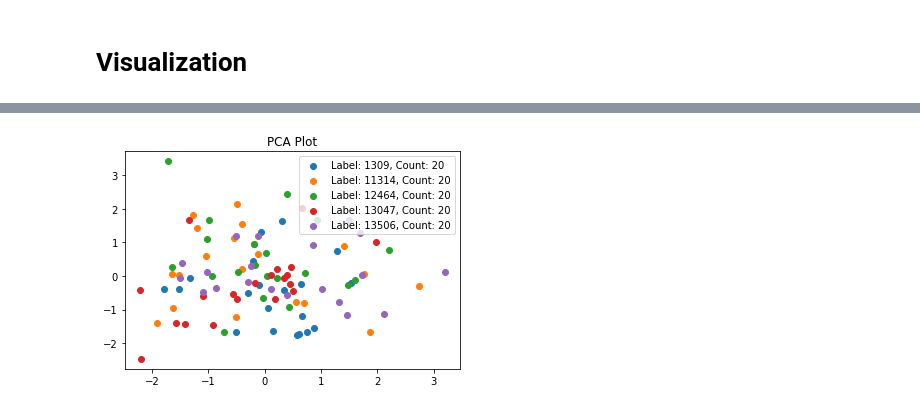
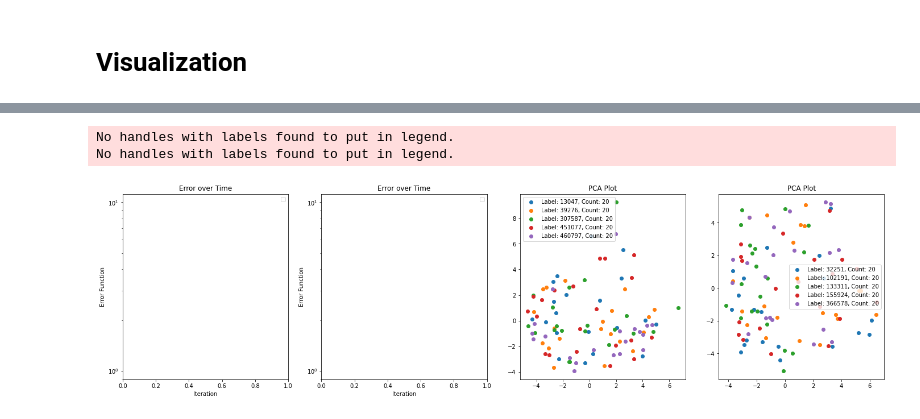
Before and after one commit to Oafish1/EmGen, a Jupyter notebook: notebooks/db-sample.ipynb, the cells around one changed output, grey strips where cells are left out. Cells and saved outputs as stored; diff of their text form; code cells hidden in the pictures.

```diff
--- a/notebooks/db-sample.ipynb
+++ b/notebooks/db-sample.ipynb
@@ -37,22 +37,24 @@ format_workdir(json_filtered)
 # %% [markdown]
 # Modeling
 # %%
-# Clean up
-t.cuda.empty_cache()
-import gc
-#del json_dicts, json_filtered
-gc.collect()
+# # Clean up
+# t.cuda.empty_cache()
+# import gc
+# #del json_dicts, json_filtered
+# gc.collect()
 
 model = emgen_model()
-dataloader = emgen_dataloader('./data/db/labels.csv', './data/db', batch_size=256, num_workers=8)
+dataloader = emgen_dataloader('./data/db/labels.csv', './data/db', batch_size=128, num_workers=8)
 
 history_cb = GetMetrics()
-callbacks = [EarlyStopping(monitor='val_loss',
-                           min_delta=.01,
-                           patience=20,
-                           mode='min',
-                           verbose=False),
-             history_cb]
+callbacks = [
+    EarlyStopping(monitor='val_loss',
+                  min_delta=.01,
+                  patience=20,
+                  mode='min',
+                  verbose=False),
+    history_cb
+]
 trainer = pl.Trainer(gpus=1, max_epochs=100, callbacks=callbacks)
 trainer.fit(model, dataloader)
 # %% [output]
@@ -160,5 +81,19 @@ plot(model, dataset)
-# %%
-dataset = sample_dataloader.val_dataset
-plot(model, dataset)
-# %% [output]
-[figure, removed]
+# %%
+model.cpu()
+plt.figure(figsize=(24,6))
+plt.subplot(1, 4, 1)
+plot_training(history_cb.history, prefix='train_')
+plt.subplot(1, 4, 2)
+plot_training(history_cb.history, prefix='val_')
+plt.subplot(1, 4, 3)
+plot_embeddings(model, sample_dataloader.train_dataset)
+plt.subplot(1, 4, 4)
+plot_embeddings(model, sample_dataloader.val_dataset)
+# plt.figure(figsize=(24, 9))
+# dataset = sample_dataloader.val_dataset
+# dataset = dataset[equal_samples_labels_images(dataset.labels, instances=8)]
+# plot_sample_images(dataset, dim=(3, 8))
+# %% [output]
+No handles with labels found to put in legend.
+No handles with labels found to put in legend.
+[figure, new version]
```
Also changed, not shown: parts of 8 cells of this notebook, 5 other files.
